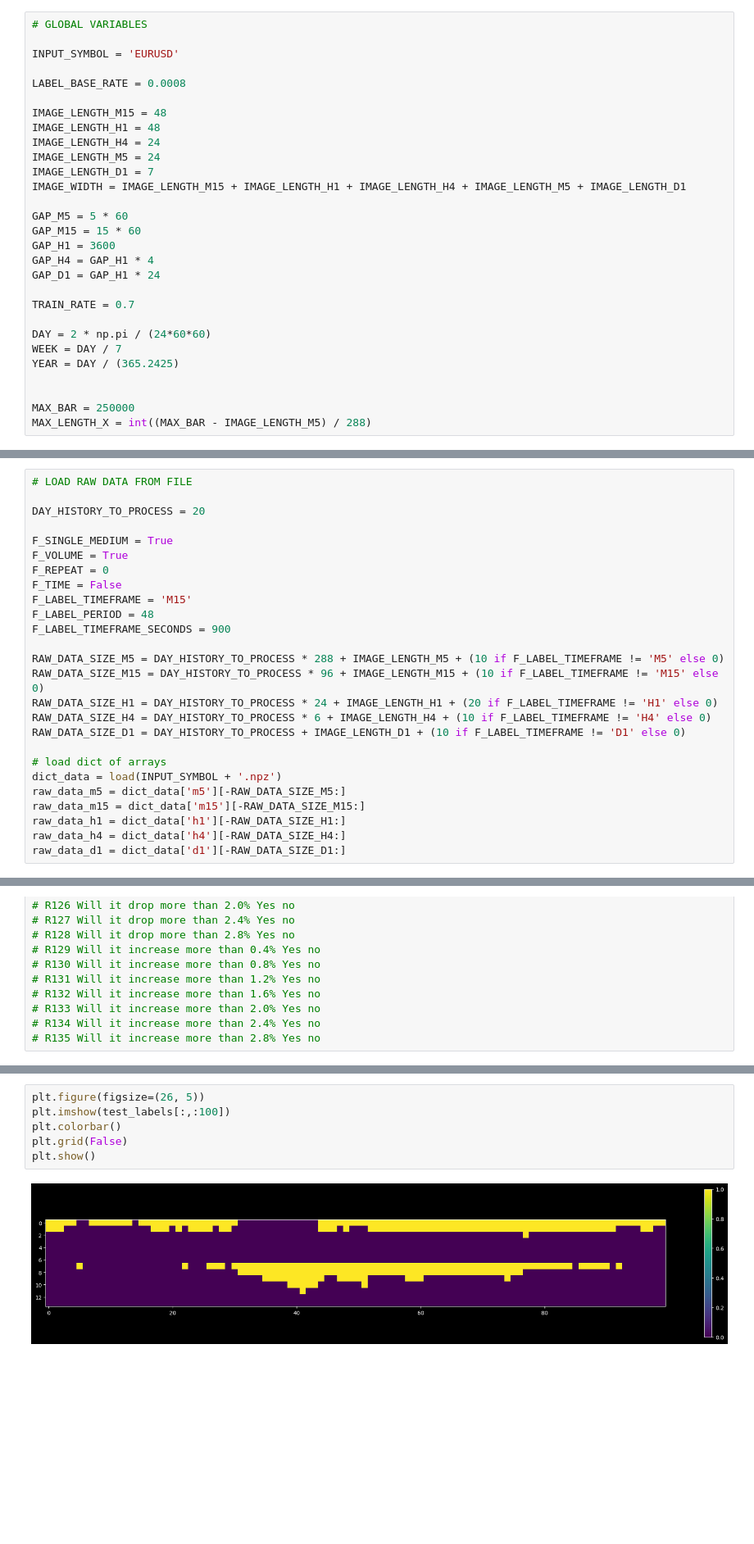
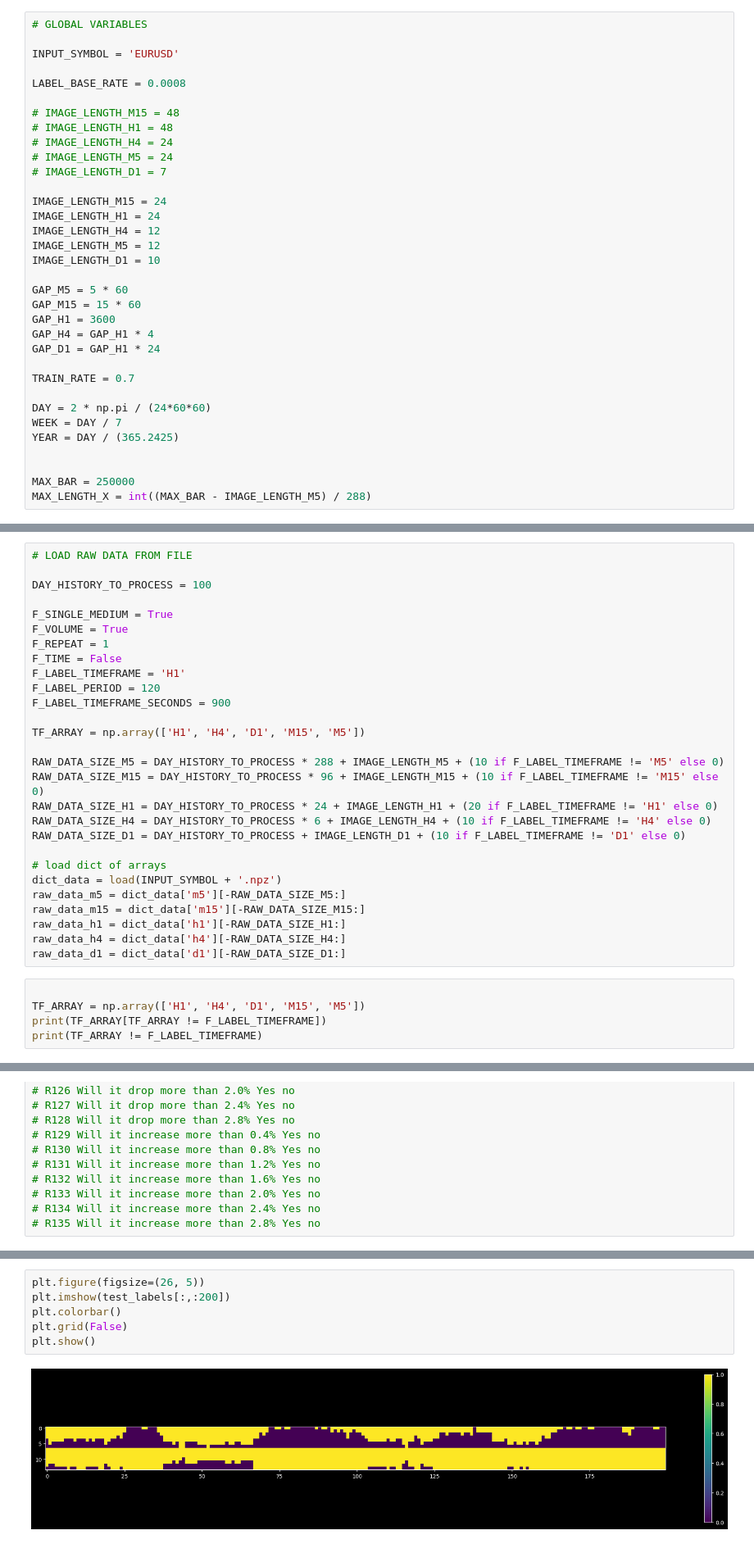
Before and after one commit to kelvin200/quantsmono, a Jupyter notebook: Python/etfc/etfc.ipynb, the cells around one changed output, grey strips where cells are left out. Shown at 82% size. Saved outputs shown, nothing was run; the diff lists cells and outputs as text; blank space fills up the shorter version.

```diff
--- a/Python/etfc/etfc.ipynb
+++ b/Python/etfc/etfc.ipynb
@@ -33,12 +33,17 @@ INPUT_SYMBOL = 'EURUSD'
 
 LABEL_BASE_RATE = 0.0008
 
-IMAGE_LENGTH_M15 = 48
-IMAGE_LENGTH_H1 = 48
-IMAGE_LENGTH_H4 = 24
-IMAGE_LENGTH_M5 = 24
-IMAGE_LENGTH_D1 = 7
-IMAGE_WIDTH = IMAGE_LENGTH_M15 + IMAGE_LENGTH_H1 + IMAGE_LENGTH_H4 + IMAGE_LENGTH_M5 + IMAGE_LENGTH_D1
+# IMAGE_LENGTH_M15 = 48
+# IMAGE_LENGTH_H1 = 48
+# IMAGE_LENGTH_H4 = 24
+# IMAGE_LENGTH_M5 = 24
+# IMAGE_LENGTH_D1 = 7
+
+IMAGE_LENGTH_M15 = 24
+IMAGE_LENGTH_H1 = 24
+IMAGE_LENGTH_H4 = 12
+IMAGE_LENGTH_M5 = 12
+IMAGE_LENGTH_D1 = 10
 
 GAP_M5 = 5 * 60
 GAP_M15 = 15 * 60
@@ -186,15 +191,17 @@ DONE
 # %%
 # LOAD RAW DATA FROM FILE
 
-DAY_HISTORY_TO_PROCESS = 20
+DAY_HISTORY_TO_PROCESS = 100
 
 F_SINGLE_MEDIUM = True
 F_VOLUME = True
-F_REPEAT = 0
+F_REPEAT = 1
 F_TIME = False
-F_LABEL_TIMEFRAME = 'M15'
-F_LABEL_PERIOD = 48
+F_LABEL_TIMEFRAME = 'H1'
+F_LABEL_PERIOD = 120
 F_LABEL_TIMEFRAME_SECONDS = 900
+
+TF_ARRAY = np.array(['H1', 'H4', 'D1', 'M15', 'M5'])
 
 RAW_DATA_SIZE_M5 = DAY_HISTORY_TO_PROCESS * 288 + IMAGE_LENGTH_M5 + (10 if F_LABEL_TIMEFRAME != 'M5' else 0)
 RAW_DATA_SIZE_M15 = DAY_HISTORY_TO_PROCESS * 96 + IMAGE_LENGTH_M15 + (10 if F_LABEL_TIMEFRAME != 'M15' else 0)
@@ -209,3 +216,8 @@ raw_data_m15 = dict_data['m15'][-RAW_DATA_SIZE_M15:]
 raw_data_h1 = dict_data['h1'][-RAW_DATA_SIZE_H1:]
 raw_data_h4 = dict_data['h4'][-RAW_DATA_SIZE_H4:]
 raw_data_d1 = dict_data['d1'][-RAW_DATA_SIZE_D1:]
+# %%
+
+TF_ARRAY = np.array(['H1', 'H4', 'D1', 'M15', 'M5'])
+print(TF_ARRAY[TF_ARRAY != F_LABEL_TIMEFRAME])
+print(TF_ARRAY != F_LABEL_TIMEFRAME)
@@ -796,11 +803,11 @@ plt.show()
 # %%
 plt.figure(figsize=(26, 5))
-plt.imshow(test_labels[:,:100])
+plt.imshow(test_labels[:,:200])
 plt.colorbar()
 plt.grid(False)
 plt.show()
 # %% [output]
-[figure, old version]
+[figure, new version]
 # %%
 diff_buy = pred_buy - lb_p_buy
 # diff_buy[diff_buy < 0] = 0
```
Also changed, not shown: parts of 9 cells of this notebook.
